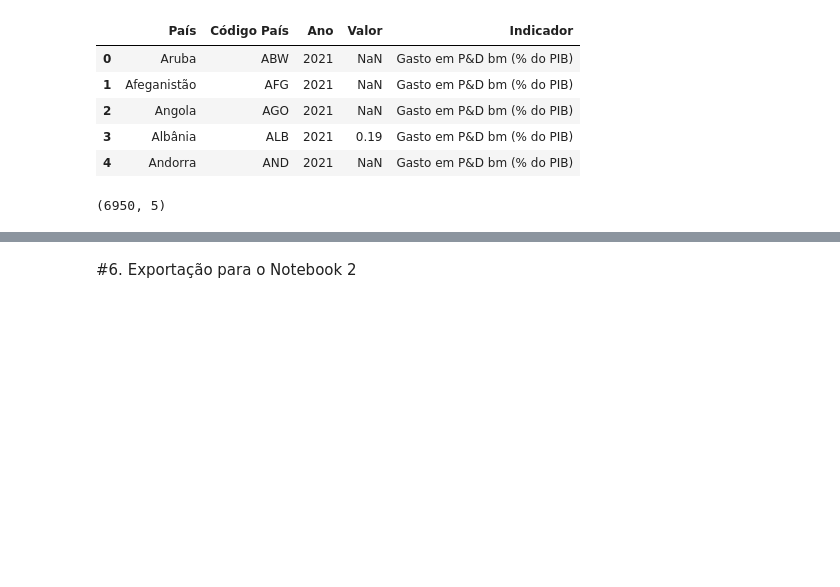
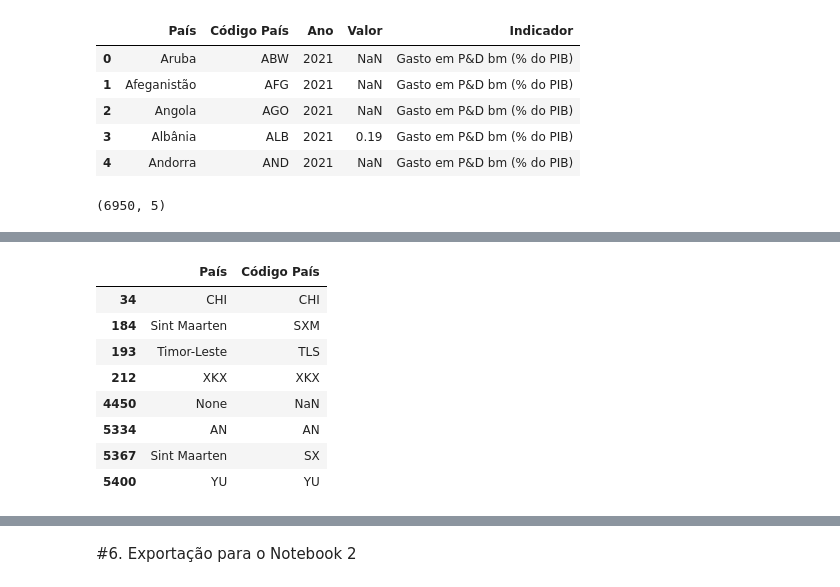
Before and after one commit to Gabriel-Roledo-ds/Analise-dos-top-10-paises-em-Inovacao-Tecnologica, a Jupyter notebook: 01_coleta_preparacao_modelagem.ipynb, the cells around one changed output, grey strips where cells are left out. Drawn from its saved outputs; the diff is of its cells as text; code cells hidden in the pictures; blank space fills up the shorter version.

```diff
--- a/01_coleta_preparacao_modelagem.ipynb
+++ b/01_coleta_preparacao_modelagem.ipynb
@@ -1969,0 +2137,13 @@ df_consolidado.shape
+# %%
+sem_continente = df_consolidado[df_consolidado["Continente"].isna()][["País", "Código País"]].drop_duplicates()
+sem_continente
+# %% [output]
+|  | País | Código País |
+| 34 | CHI | CHI |
+| 184 | Sint Maarten | SXM |
+| 193 | Timor-Leste | TLS |
+| 212 | XKX | XKX |
+| 4450 | None | NaN |
+| 5334 | AN | AN |
+| 5367 | Sint Maarten | SX |
+| 5400 | YU | YU |
```
Also changed, not shown: parts of 16 cells of this notebook.
